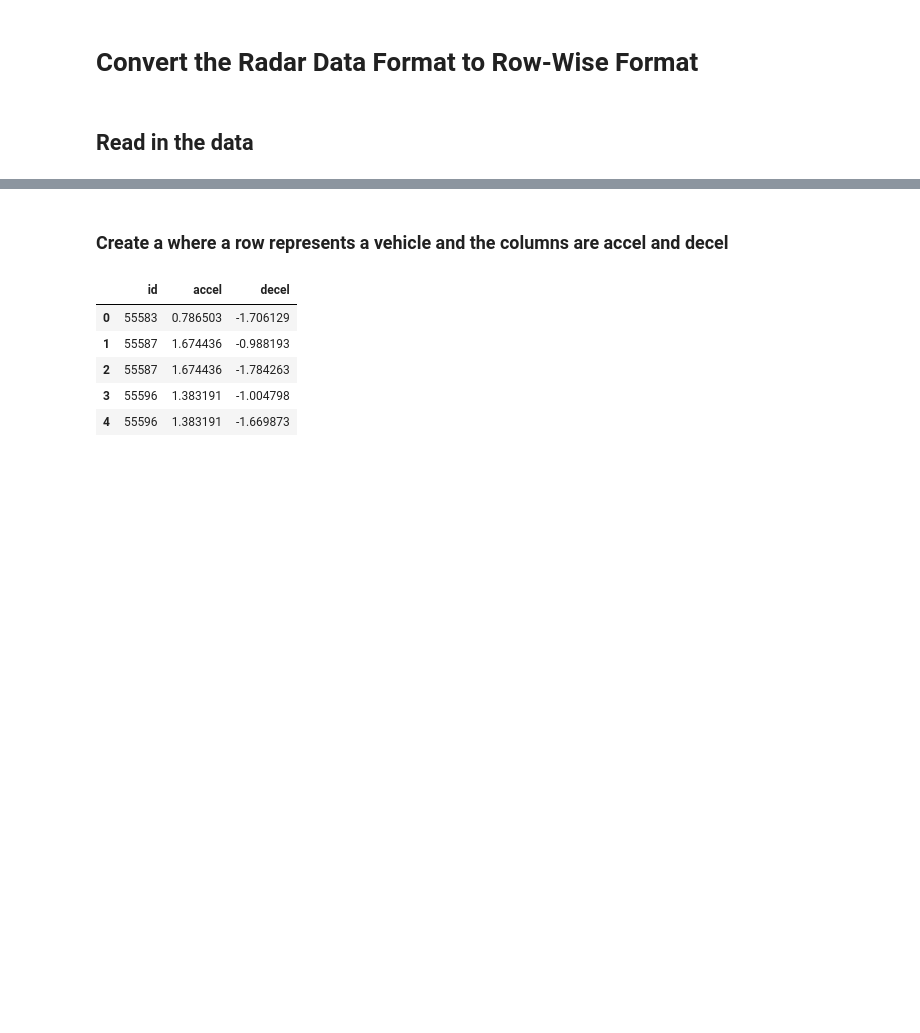
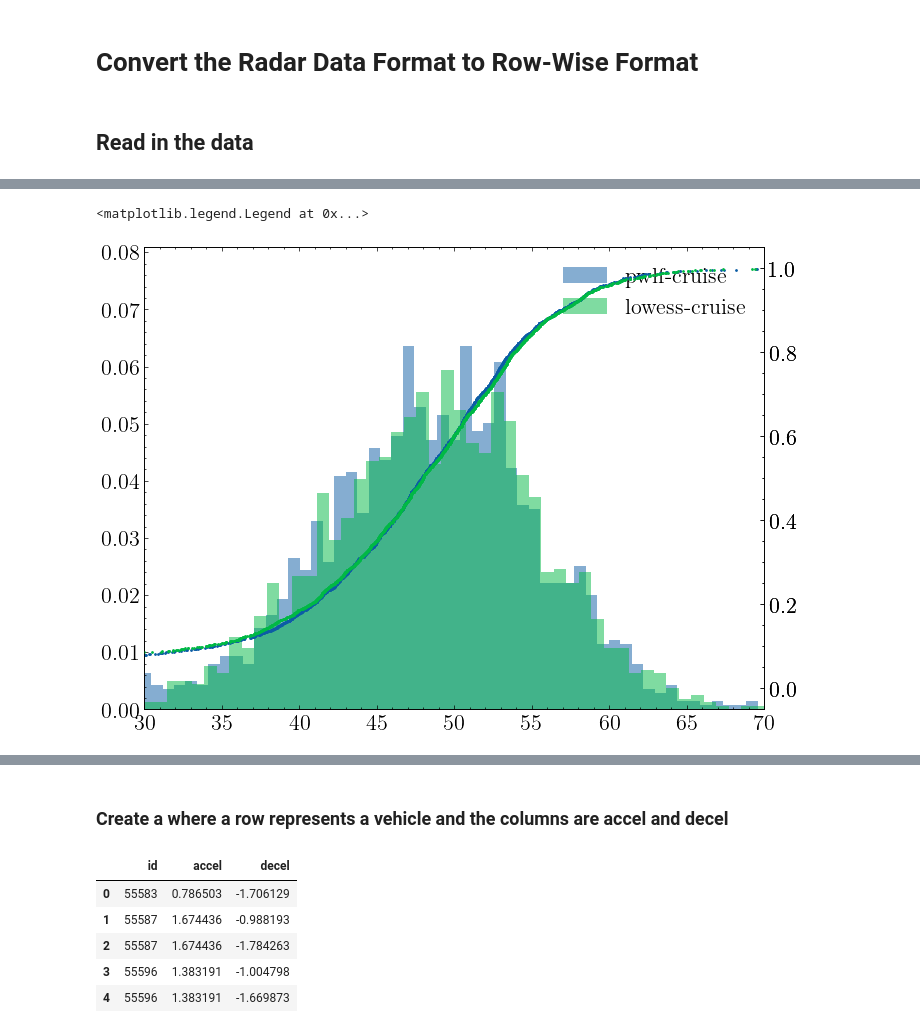
Before and after one commit to UnivOfAlabama-BittleResearchGroup/sumo-uc-2023, a Jupyter notebook: notebooks/make_veh_descript_table.ipynb, the cells around one changed output, grey strips where cells are left out. Drawn from its saved outputs; the diff is of its cells as text; code cells hidden in the pictures; blank space fills up the shorter version.

```diff
--- a/notebooks/make_veh_descript_table.ipynb
+++ b/notebooks/make_veh_descript_table.ipynb
@@ -24,0 +173,15 @@ types_df.loc[(types_df['type_decel'] > 0), 'type_decel'].sum(), types_df.loc[(ty
+# %%
+# plot pwlf accel vs decel
+fig, ax = plt.subplots(figsize=(8, 6))
+hist_ecdf(
+    ("pwlf-cruise", pwlf_data_cruise * 2.23694),
+    ("lowess-cruise", lowess_cruise * 2.23694),
+    ax=ax,
+    colors=["C0", "C1"],
+    limits=(30, 70),
+)
+
+ax.legend()
+# %% [output]
+<matplotlib.legend.Legend at 0x...>
+[figure, added]
```
Also changed, not shown: parts of 44 cells of this notebook, 18 other files.
